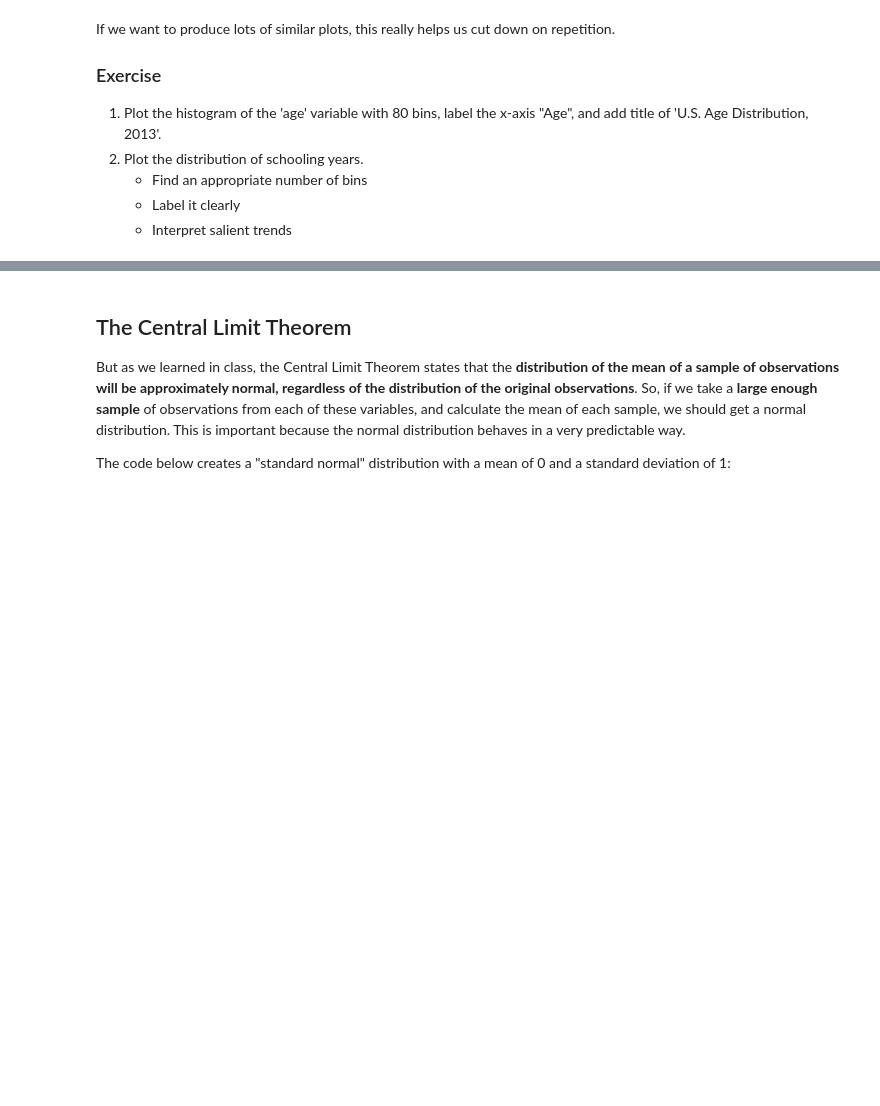
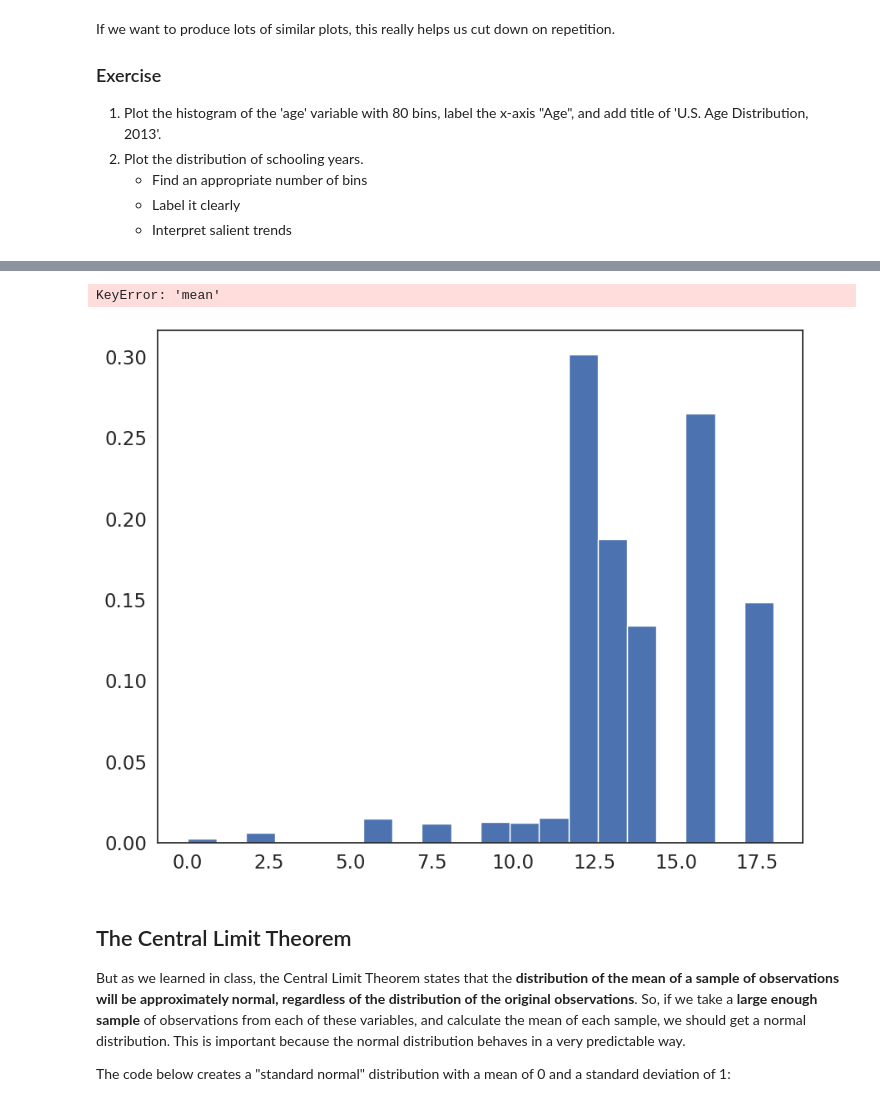
Before and after one commit to adaozdmr/QM2, a Jupyter notebook: W5_Distributions_and_Basic_Statistics.ipynb, the cells around one changed output, grey strips where cells are left out. Saved outputs shown, nothing was run; the diff lists cells and outputs as text; code cells hidden in the pictures; blank space fills up the shorter version.

```diff
--- a/W5_Distributions_and_Basic_Statistics.ipynb
+++ b/W5_Distributions_and_Basic_Statistics.ipynb
@@ -310,3 +358,8 @@ If we want to produce lots of similar plots, this really helps us cut down on re
+# %%
+plot_histogram(variable = df['sch'], bin_number = 20, xlab = 'Schooling years', title = 'U.S. Schooling Years Distribution, 2013')
+# %% [output]
+KeyError: 'mean'
+[figure, added]
 # %% [markdown]
 ## The Central Limit Theorem
 
```
Also changed, not shown: parts of 15 cells of this notebook.
